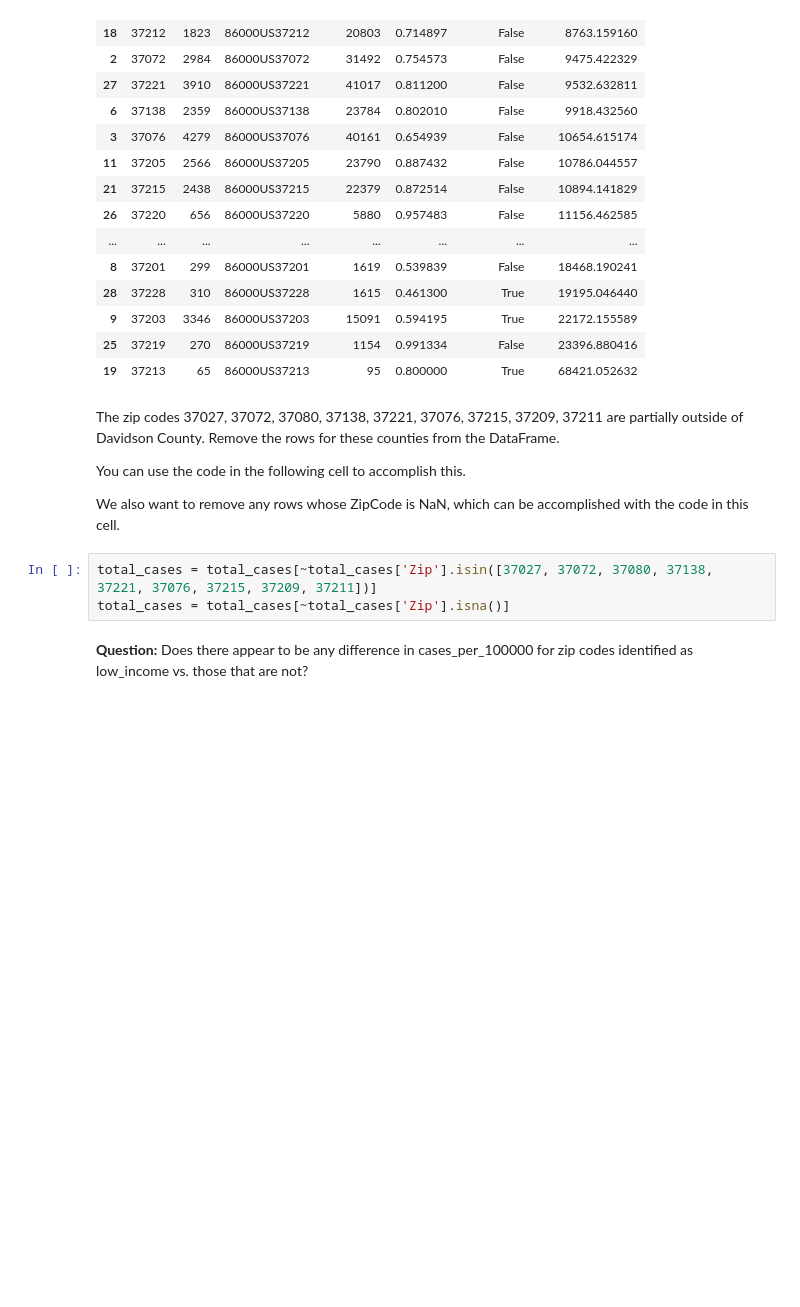
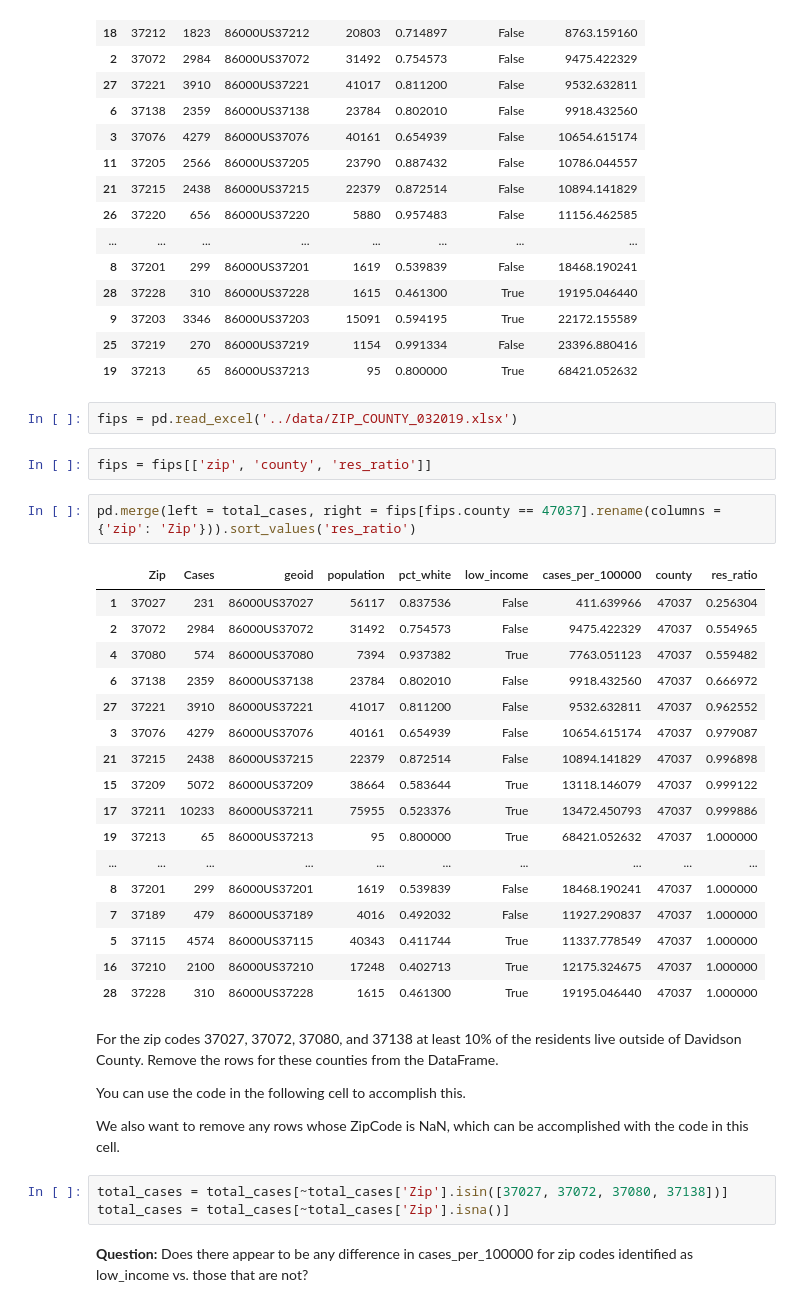
Before and after one commit to NSS-Data-Instructional-Stuff/metro_health, a Jupyter notebook: exercises/Practice_NB_04_Complete.ipynb, the cells around one changed output. Drawn from its saved outputs; the diff is of its cells as text; blank space fills up the shorter version.

```diff
--- a/exercises/Practice_NB_04_Complete.ipynb
+++ b/exercises/Practice_NB_04_Complete.ipynb
@@ -151,14 +151,38 @@ total_cases.sort_values('cases_per_100000')
 | 9 | 37203 | 3346 | 86000US37203 | 15091 | 0.594195 | True | 22172.155589 |
 | 25 | 37219 | 270 | 86000US37219 | 1154 | 0.991334 | False | 23396.880416 |
 | 19 | 37213 | 65 | 86000US37213 | 95 | 0.800000 | True | 68421.052632 |
+# %%
+fips = pd.read_excel('../data/ZIP_COUNTY_032019.xlsx')
+# %%
+fips = fips[['zip', 'county', 'res_ratio']]
+# %%
+pd.merge(left = total_cases, right = fips[fips.county == 47037].rename(columns = {'zip': 'Zip'})).sort_values('res_ratio')
+# %% [output]
+|  | Zip | Cases | geoid | population | pct_white | low_income | cases_per_100000 | county | res_ratio |
+| 1 | 37027 | 231 | 86000US37027 | 56117 | 0.837536 | False | 411.639966 | 47037 | 0.256304 |
+| 2 | 37072 | 2984 | 86000US37072 | 31492 | 0.754573 | False | 9475.422329 | 47037 | 0.554965 |
+| 4 | 37080 | 574 | 86000US37080 | 7394 | 0.937382 | True | 7763.051123 | 47037 | 0.559482 |
+| 6 | 37138 | 2359 | 86000US37138 | 23784 | 0.802010 | False | 9918.432560 | 47037 | 0.666972 |
+| 27 | 37221 | 3910 | 86000US37221 | 41017 | 0.811200 | False | 9532.632811 | 47037 | 0.962552 |
+| 3 | 37076 | 4279 | 86000US37076 | 40161 | 0.654939 | False | 10654.615174 | 47037 | 0.979087 |
+| 21 | 37215 | 2438 | 86000US37215 | 22379 | 0.872514 | False | 10894.141829 | 47037 | 0.996898 |
+| 15 | 37209 | 5072 | 86000US37209 | 38664 | 0.583644 | True | 13118.146079 | 47037 | 0.999122 |
+| 17 | 37211 | 10233 | 86000US37211 | 75955 | 0.523376 | True | 13472.450793 | 47037 | 0.999886 |
+| 19 | 37213 | 65 | 86000US37213 | 95 | 0.800000 | True | 68421.052632 | 47037 | 1.000000 |
+| ... | ... | ... | ... | ... | ... | ... | ... | ... | ... |
+| 8 | 37201 | 299 | 86000US37201 | 1619 | 0.539839 | False | 18468.190241 | 47037 | 1.000000 |
+| 7 | 37189 | 479 | 86000US37189 | 4016 | 0.492032 | False | 11927.290837 | 47037 | 1.000000 |
+| 5 | 37115 | 4574 | 86000US37115 | 40343 | 0.411744 | True | 11337.778549 | 47037 | 1.000000 |
+| 16 | 37210 | 2100 | 86000US37210 | 17248 | 0.402713 | True | 12175.324675 | 47037 | 1.000000 |
+| 28 | 37228 | 310 | 86000US37228 | 1615 | 0.461300 | True | 19195.046440 | 47037 | 1.000000 |
 # %% [markdown]
-The zip codes 37027, 37072, 37080, 37138, 37221, 37076, 37215, 37209, 37211 are partially outside of Davidson County. Remove the rows for these counties from the DataFrame.
+For the zip codes 37027, 37072, 37080, and 37138 at least 10% of the residents live outside of Davidson County. Remove the rows for these counties from the DataFrame.
 
 You can use the code in the following cell to accomplish this.
 
 We also want to remove any rows whose ZipCode is NaN, which can be accomplished with the code in this cell.
 # %%
-total_cases = total_cases[~total_cases['Zip'].isin([37027, 37072, 37080, 37138, 37221, 37076, 37215, 37209, 37211])]
+total_cases = total_cases[~total_cases['Zip'].isin([37027, 37072, 37080, 37138])]
 total_cases = total_cases[~total_cases['Zip'].isna()]
 # %% [markdown]
 **Question:** Does there appear to be any difference in cases_per_100000 for zip codes identified as low_income vs. those that are not?
```
Also changed, not shown: parts of 6 cells of this notebook.
